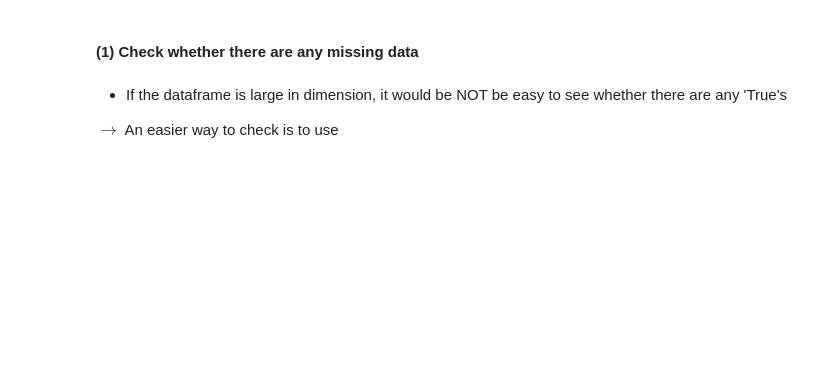
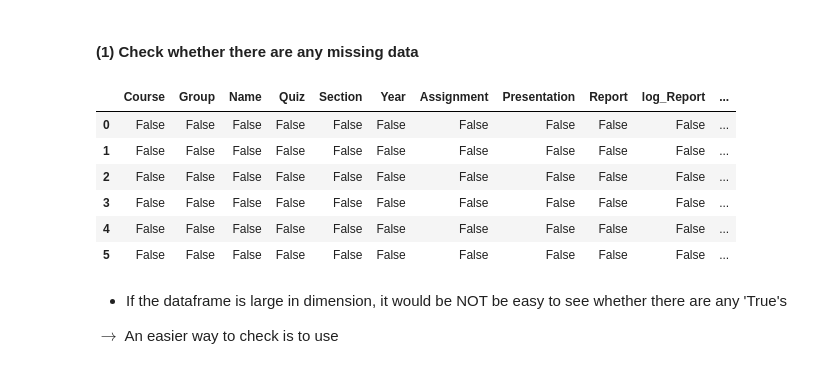
Before and after one commit to ICOSBigDataCamp/2018-summer-camp, a Jupyter notebook: pandas/ICOS_Big_Data_Camp_Data_Analysis_presentation.ipynb, the cells around one changed output. Drawn from its saved outputs; the diff is of its cells as text; code cells hidden in the pictures; blank space fills up the shorter version.

```diff
--- a/pandas/ICOS_Big_Data_Camp_Data_Analysis_presentation.ipynb
+++ b/pandas/ICOS_Big_Data_Camp_Data_Analysis_presentation.ipynb
@@ -44,0 +53,3 @@ df
+# %%
+df = df.rename(index=str, columns={"Names": "Name"})
+df
@@ -89,7 +124,7 @@ df_excel
 # First, create a new dataframe
 new_data = {'Course' : 'Intro to Big Data',
         'Section' : '6',
-        'Names' : ['The Donald', 'Melania'],
+        'Name' : ['Donald', 'Melania'],
         'Group' : '5',
         'Year' : ['Freshman', 'Sophomore'],
         'Date' : pd.Timestamp('20160607'),
@@ -148,7 +252,7 @@ df
         - Report: 30
 # %%
 term_project = {'Group' : ['1', '2', '3', '4'],
-                'Presentation': [80., 90., 100., 50.],
+                'Presentation': [80.0, 90., 100., 50.],
                 'Report' : np.array([60, 80, 70, 30], dtype='float64')}
 
 df3 = pd.DataFrame(term_project)
@@ -253,3 +518,14 @@ pd.isnull(df)
+# %%
+# pd.isnull(df)
+df.isnull()
+# %% [output]
+|  | Course | Group | Name | Quiz | Section | Year | Assignment | Presentation | Report | log_Report | ... |
+| 0 | False | False | False | False | False | False | False | False | False | False | ... |
+| 1 | False | False | False | False | False | False | False | False | False | False | ... |
+| 2 | False | False | False | False | False | False | False | False | False | False | ... |
+| 3 | False | False | False | False | False | False | False | False | False | False | ... |
+| 4 | False | False | False | False | False | False | False | False | False | False | ... |
+| 5 | False | False | False | False | False | False | False | False | False | False | ... |
 # %% [markdown]
 * If the dataframe is large in dimension, it would be NOT be easy to see whether there are any 'True's
 
```
Also changed, not shown: parts of 116 cells of this notebook, 2 other files.
